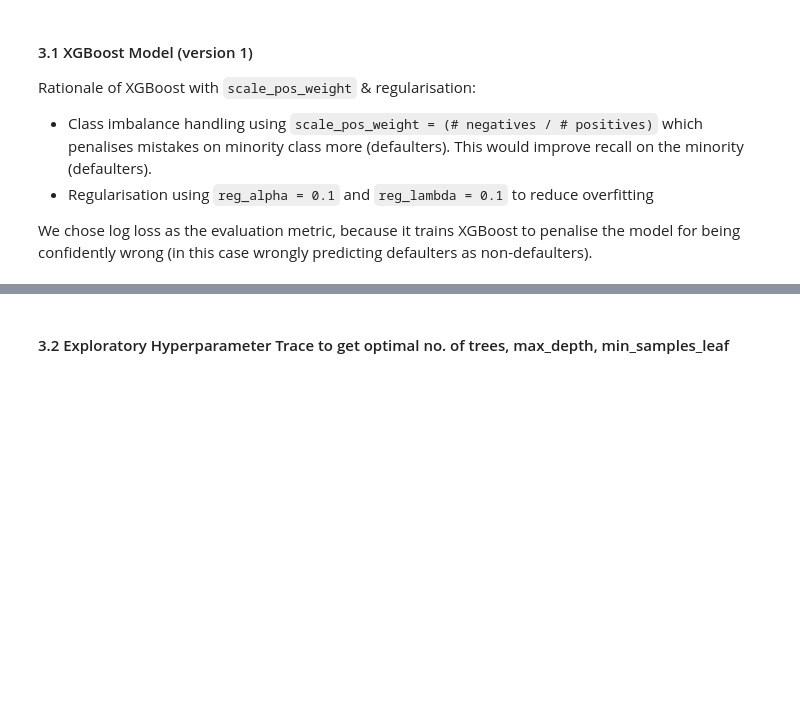
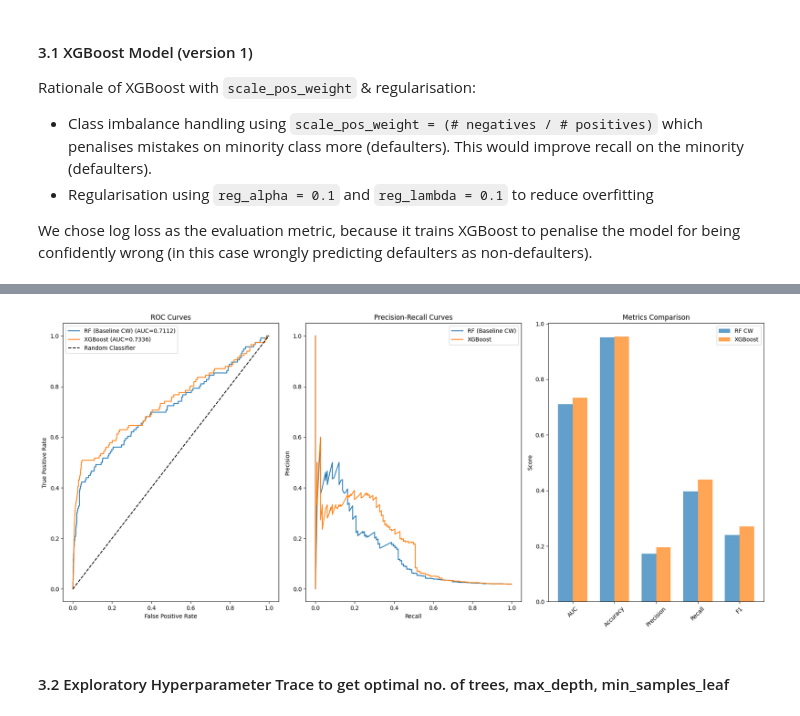
Before and after one commit to loowenwen/cs3244-project, a Jupyter notebook: src/final_random_forest.ipynb, the cells around one changed output, grey strips where cells are left out. Drawn from its saved outputs; the diff is of its cells as text; code cells hidden in the pictures; blank space fills up the shorter version.

```diff
--- a/src/final_random_forest.ipynb
+++ b/src/final_random_forest.ipynb
@@ -843,7 +864,7 @@ plt.subplot(1, 3, 1)
 fpr_rf, tpr_rf, _ = roc_curve(y_test, y_pred_proba_cw)
 fpr_xgb, tpr_xgb, _ = roc_curve(y_test, y_pred_proba_xgb)
 
-plt.plot(fpr_rf, tpr_rf, label=f'RF CW (AUC={rf_metrics["AUC"]:.4f})')
+plt.plot(fpr_rf, tpr_rf, label=f'RF (Baseline CW) (AUC={rf_metrics["AUC"]:.4f})')
 plt.plot(fpr_xgb, tpr_xgb, label=f'XGBoost (AUC={xgb_metrics["AUC"]:.4f})')
 plt.plot([0, 1], [0, 1], 'k--', label='Random Classifier')
 plt.xlabel('False Positive Rate')
@@ -855,34 +876,36 @@ plt.legend()
 # Precision-Recall Curve
 plt.subplot(1, 3, 2)
 precision_rf, recall_rf, _ = precision_recall_curve(y_test, y_pred_proba_cw)
 precision_xgb, recall_xgb, _ = precision_recall_curve(y_test, y_pred_proba_xgb)
 
-plt.plot(recall_rf, precision_rf, label='RF CW')
+plt.plot(recall_rf, precision_rf, label='RF (Baseline CW)')
 plt.plot(recall_xgb, precision_xgb, label='XGBoost')
 plt.xlabel('Recall')
 plt.ylabel('Precision')
 plt.title('Precision-Recall Curves')
 plt.legend()
 
 
 # Metrics Comparison
 plt.subplot(1, 3, 3)
 metrics = ['AUC', 'Accuracy', 'Precision', 'Recall', 'F1']
 rf_values = [rf_metrics[m] for m in metrics]
 xgb_values = [xgb_metrics[m] for m in metrics]
 
 x = np.arange(len(metrics))
 width = 0.35
 plt.bar(x - width/2, rf_values, width, label='RF CW', alpha=0.7)
 plt.bar(x + width/2, xgb_values, width, label='XGBoost', alpha=0.7)
 plt.xticks(x, metrics, rotation=45)
 plt.ylabel('Score')
 plt.title('Metrics Comparison')
 plt.legend()
 
 
 plt.tight_layout()
 plt.show()
+# %% [output]
+[figure, added]
 # %% [markdown]
 #### 3.2 Exploratory Hyperparameter Trace to get optimal no. of trees, max_depth, min_samples_leaf
 # %%
```
Also changed, not shown: parts of 2 cells of this notebook.
